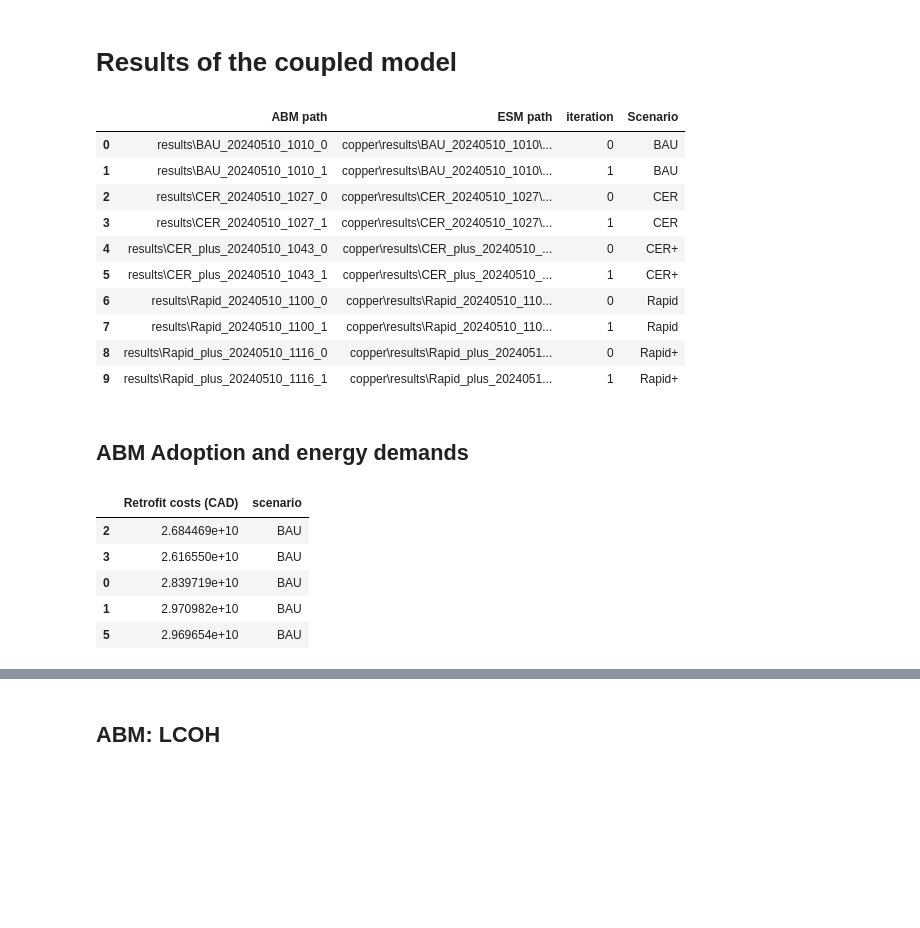
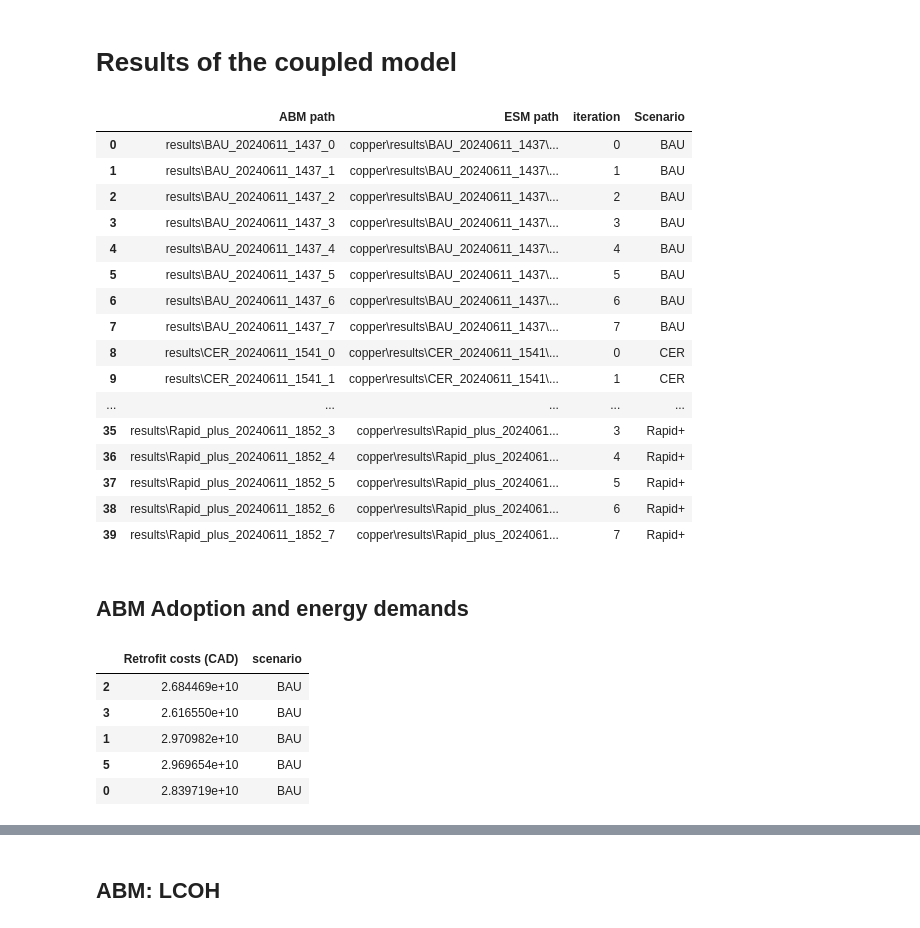
Before and after one commit to david-huck/canadopt, a Jupyter notebook: sandbox.ipynb, the cells around one changed output, grey strips where cells are left out. Cells and saved outputs as stored; diff of their text form; code cells hidden in the pictures; blank space fills up the shorter version.

Commit message:
some changes in plotting abm results

```diff
--- a/sandbox.ipynb
+++ b/sandbox.ipynb
@@ -52,41 +55,47 @@ fig.update_layout(yaxis_title="Peak demand (MW)")
 # %%
 import plotly.express as px
 import plotly.graph_objects as go
 import numpy as np
 from pathlib import Path
 import pandas as pd
 
 from abetam.figures import sciencify_plotly_fig
 
 def copper_result_dir(abm_result_dir: Path):
     scen_date, iteration = abm_result_dir.stem.rsplit("_",1)
     result_dirs = list(Path(f"copper/results/{scen_date}").iterdir())
     result_dirs = sorted(result_dirs)
     return result_dirs[int(iteration)]
 
 abm_result_dirs = Path("results").iterdir()
-date = "20240510"
-abm_result_dirs = [d for d in abm_result_dirs if date in d.name]
+date_str = "20240611"
+abm_result_dirs = [d for d in abm_result_dirs if date_str in d.name]
 # abm_result_dirs
 result_df = pd.DataFrame(list([(d, copper_result_dir(d)) for d in sorted(abm_result_dirs)]), columns=["ABM path", "ESM path"])
 result_df["iteration"] = result_df["ABM path"].apply( lambda p: p.stem.rsplit("_",1)[-1]).astype(int)
 
 result_df["Scenario"] = result_df["ABM path"].apply( lambda p: p.stem.split("_",1)[0])
 
 scen_mod = result_df["ABM path"].apply(lambda p: "+" if "_plus" in p.stem else "")
 
 result_df["Scenario"] = result_df["Scenario"] + scen_mod
 
 result_df
 # %% [output]
 |  | ABM path | ESM path | iteration | Scenario |
-| 0 | results\BAU_20240510_1010_0 | copper\results\BAU_20240510_1010\... | 0 | BAU |
-| 1 | results\BAU_20240510_1010_1 | copper\results\BAU_20240510_1010\... | 1 | BAU |
-| 2 | results\CER_20240510_1027_0 | copper\results\CER_20240510_1027\... | 0 | CER |
-| 3 | results\CER_20240510_1027_1 | copper\results\CER_20240510_1027\... | 1 | CER |
-| 4 | results\CER_plus_20240510_1043_0 | copper\results\CER_plus_20240510_... | 0 | CER+ |
-| 5 | results\CER_plus_20240510_1043_1 | copper\results\CER_plus_20240510_... | 1 | CER+ |
-| 6 | results\Rapid_20240510_1100_0 | copper\results\Rapid_20240510_110... | 0 | Rapid |
-| 7 | results\Rapid_20240510_1100_1 | copper\results\Rapid_20240510_110... | 1 | Rapid |
-| 8 | results\Rapid_plus_20240510_1116_0 | copper\results\Rapid_plus_2024051... | 0 | Rapid+ |
-| 9 | results\Rapid_plus_20240510_1116_1 | copper\results\Rapid_plus_2024051... | 1 | Rapid+ |
+| 0 | results\BAU_20240611_1437_0 | copper\results\BAU_20240611_1437\... | 0 | BAU |
+| 1 | results\BAU_20240611_1437_1 | copper\results\BAU_20240611_1437\... | 1 | BAU |
+| 2 | results\BAU_20240611_1437_2 | copper\results\BAU_20240611_1437\... | 2 | BAU |
+| 3 | results\BAU_20240611_1437_3 | copper\results\BAU_20240611_1437\... | 3 | BAU |
+| 4 | results\BAU_20240611_1437_4 | copper\results\BAU_20240611_1437\... | 4 | BAU |
+| 5 | results\BAU_20240611_1437_5 | copper\results\BAU_20240611_1437\... | 5 | BAU |
+| 6 | results\BAU_20240611_1437_6 | copper\results\BAU_20240611_1437\... | 6 | BAU |
+| 7 | results\BAU_20240611_1437_7 | copper\results\BAU_20240611_1437\... | 7 | BAU |
+| 8 | results\CER_20240611_1541_0 | copper\results\CER_20240611_1541\... | 0 | CER |
+| 9 | results\CER_20240611_1541_1 | copper\results\CER_20240611_1541\... | 1 | CER |
+| ... | ... | ... | ... | ... |
+| 35 | results\Rapid_plus_20240611_1852_3 | copper\results\Rapid_plus_2024061... | 3 | Rapid+ |
+| 36 | results\Rapid_plus_20240611_1852_4 | copper\results\Rapid_plus_2024061... | 4 | Rapid+ |
+| 37 | results\Rapid_plus_20240611_1852_5 | copper\results\Rapid_plus_2024061... | 5 | Rapid+ |
+| 38 | results\Rapid_plus_20240611_1852_6 | copper\results\Rapid_plus_2024061... | 6 | Rapid+ |
+| 39 | results\Rapid_plus_20240611_1852_7 | copper\results\Rapid_plus_2024061... | 7 | Rapid+ |
@@ -233,12 +244,14 @@ def abm_total_ann_cost(abm_res):
 
 tech_share_dfs = []
 fuel_demands = []
+uncertain_fuel_demands = []
 subsidy_dfs = []
 emission_dfs = []
 lcoh_dfs = []
 spendings_dfs = []
 retrofit_costs = []
 abm_agg_cost = []
+abm_cost_comps = []
 
 for scenario in result_df.Scenario.unique():
     # print(scenario,":", result_df.query(f"iteration==1 and Scenario=='{scenario}'"))
@@ -259,6 +272,8 @@ for scenario in result_df.Scenario.unique():
     emiss["scenario"] = scenario
     emission_dfs.append(emiss)
 
+    uncertain_fuel_demands.append(get_agg_fuel_demands(abm_res, scenario))
+
     lcohs = pd.DataFrame.from_records(abm_res.results_df["LCOH"])
     lcohs[['year','RunId','AgentID',"Refurbished"]] = abm_res.results_df[['year','RunId','AgentID',"Refurbished"]]
     long_lcohs = lcohs.set_index(["year","RunId","AgentID","Refurbished"]).melt(ignore_index=False).reset_index().drop("AgentID", axis=1)
@@ -273,6 +288,10 @@ for scenario in result_df.Scenario.unique():
     total_spendings["scenario"] = scenario
     spendings_dfs.append(total_spendings)
 
+    cost_comps = abm_cost_components(abm_res)
+    cost_comps["scenario"] = scenario
+    abm_cost_comps.append(cost_comps)
+
     abm_agg_annual_costs = abm_total_ann_cost(abm_res)
     abm_agg_annual_costs["scenario"] = scenario
     abm_agg_cost.append(abm_agg_annual_costs)
@@ -280,19 +299,20 @@ for scenario in result_df.Scenario.unique():
 
 scenario_tech_shares = pd.concat(tech_share_dfs)
 scenario_fuel_demands = pd.concat(fuel_demands)
+scenario_uncertain_fuel_demands = pd.concat(uncertain_fuel_demands)
 scenario_emissions = pd.concat(emission_dfs)
 scenario_subsidies = pd.concat(subsidy_dfs)
 scenario_lcohs = pd.concat(lcoh_dfs)
 scenario_spendings = pd.concat(spendings_dfs)
 scenario_retrofit_costs = pd.concat(retrofit_costs)
 abm_agg_costs = pd.concat(abm_agg_cost)
-
+abm_cost_comps = pd.concat(abm_cost_comps)
 scenario_retrofit_costs.head()
 # %% [output]
 |  | Retrofit costs (CAD) | scenario |
 | 2 | 2.684469e+10 | BAU |
 | 3 | 2.616550e+10 | BAU |
-| 0 | 2.839719e+10 | BAU |
 | 1 | 2.970982e+10 | BAU |
 | 5 | 2.969654e+10 | BAU |
+| 0 | 2.839719e+10 | BAU |
 # %%
```
Also changed, not shown: parts of 68 cells of this notebook.
